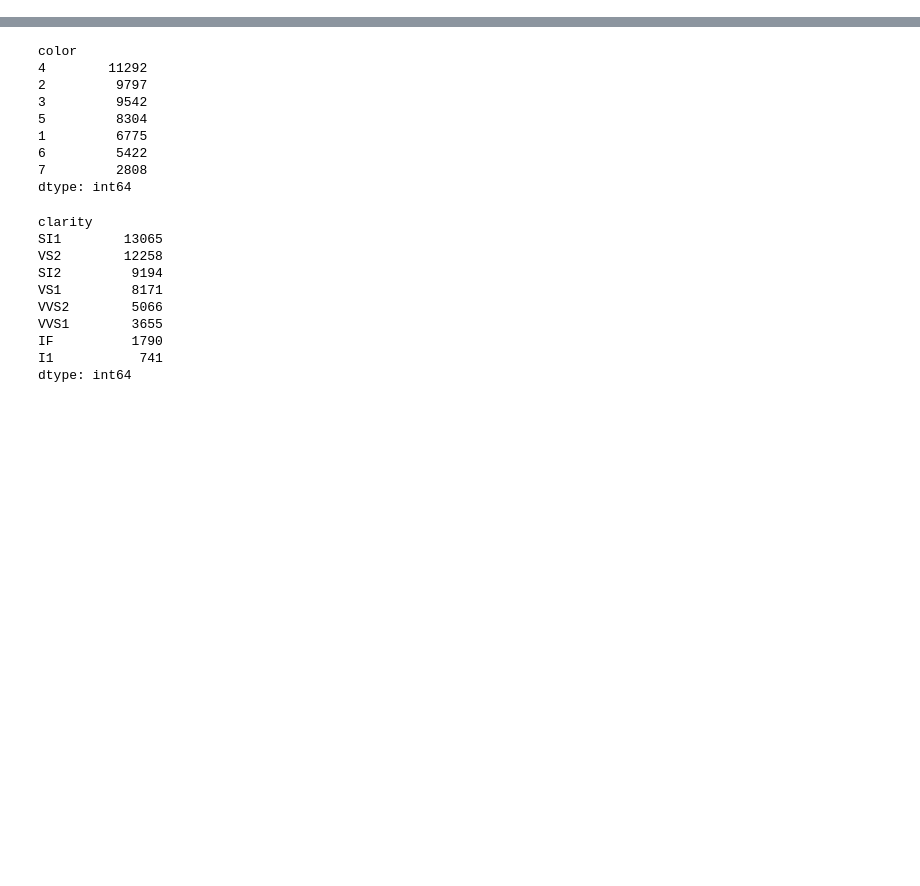
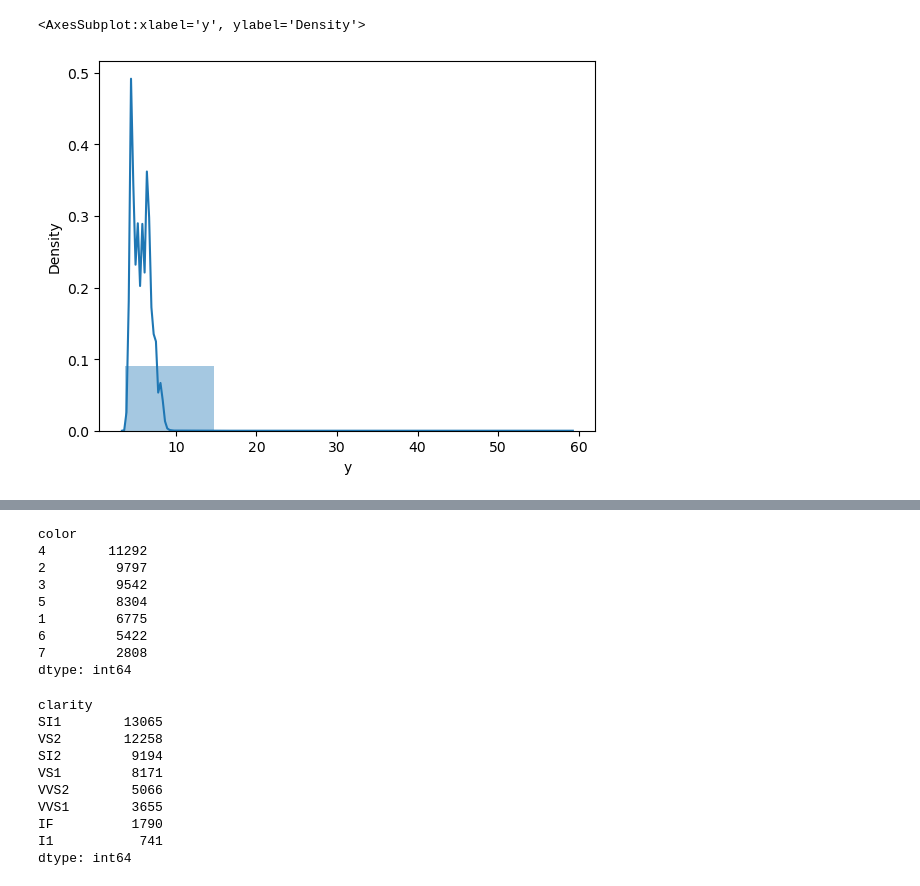
Before and after one commit to JivitteshS/Projects, a Jupyter notebook: Diamon Price Prediction/Price Prediction - Diamond.ipynb, the cells around one changed output, grey strips where cells are left out. Drawn from its saved outputs; the diff is of its cells as text; code cells hidden in the pictures; blank space fills up the shorter version.

```diff
--- a/Diamon Price Prediction/Price Prediction - Diamond.ipynb
+++ b/Diamon Price Prediction/Price Prediction - Diamond.ipynb
@@ -25,0 +111,5 @@ y=df["price"]
+# %%
+sns.distplot(df['y'],bins=5)
+# %% [output]
+<AxesSubplot:xlabel='y', ylabel='Density'>
+[figure, added]
```
Also changed, not shown: parts of 25 cells of this notebook.
